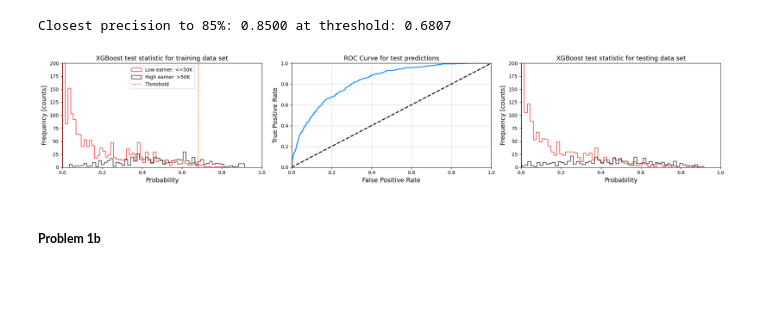
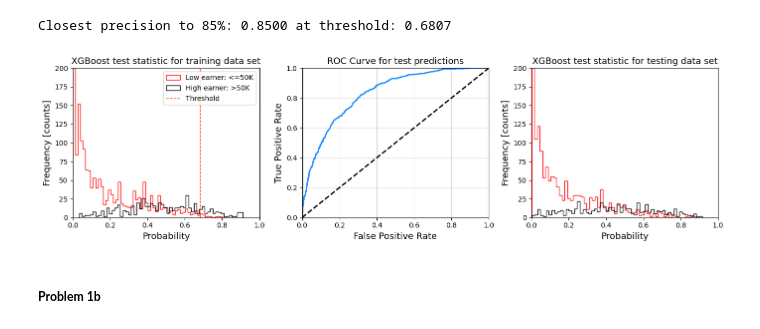
Before and after one commit to Gullaschen/AMAS, a Jupyter notebook: ProblemSet3/Problem_1.ipynb, the cells around one changed output. Drawn from its saved outputs; the diff is of its cells as text; code cells hidden in the pictures; blank space fills up the shorter version.

Commit message:
New figure

```diff
--- a/ProblemSet3/Problem_1.ipynb
+++ b/ProblemSet3/Problem_1.ipynb
@@ -111,7 +111,7 @@ preds_train = pd.DataFrame(preds_train, columns=['poor', 'rich'])
 fpr, tpr, thresholds = roc_curve(y_testing,preds_test['rich'])
 roc_auc = auc(fpr, tpr)
 # %%
-fig, ax = plt.subplots(ncols=3, figsize=(20,4))
+fig, ax = plt.subplots(ncols=3, figsize=(14,4))
 
 ax[0].hist(preds_train['rich'][y_training==0], histtype='step', bins=60, color='red',label='Low earner: <=50K')
 ax[0].hist(preds_train['rich'][y_training==1], histtype='step', bins=60, color='black',label='High earner: >50K')
@@ -120,34 +120,34 @@ ax[0].set_xlabel('Probability',fontsize=13)
 ax[0].set_title('XGBoost test statistic for training data set',fontsize=13)
 ax[0].set_xlim([0.0, 1.0])
 ax[0].set_ylim([0.0, 200.0])
 ax[0].axvline(closest_threshold, color='orangered', linestyle='dashed', linewidth=1, label='Threshold')
 ax[0].legend()
 
 ### ROC curve
 ax[1].plot(fpr, tpr, color='dodgerblue', lw=2)
 ax[1].plot([0, 1], [0, 1], color='black', lw=2, linestyle='--')
 ax[1].set_xlabel('False Positive Rate',fontsize=13)
 ax[1].set_ylabel('True Positive Rate',fontsize=13)
 ax[1].set_title('ROC Curve for test predictions',fontsize=13)
 ax[1].set_xlim([0.0, 1.0])
 ax[1].set_ylim([0.0, 1.0])
 ax[1].grid(True,alpha=0.5,zorder=0)
 ax[1].set_axisbelow(True)
 
 
 ax[2].hist(preds_test['rich'][y_testing==0], histtype='step', bins=60, color='red')
 ax[2].hist(preds_test['rich'][y_testing==1], histtype='step', bins=60, color='black')
 ax[2].set_ylabel('Frequency [counts]',fontsize=13)
 ax[2].set_xlabel('Probability',fontsize=13)
 ax[2].set_title('XGBoost test statistic for testing data set',fontsize=13)
 ax[2].set_xlim([0.0, 1.0])
 ax[2].set_ylim([0.0, 200.0])
 
 plt.tight_layout()
 plt.savefig('Problem1_Fig1a.pdf')
 plt.show()
 # %% [output]
-[figure, old version]
+[figure, new version]
 # %% [markdown]
 ##### **Problem 1b**
 # %%
```
Also changed, not shown: 1 other file.
